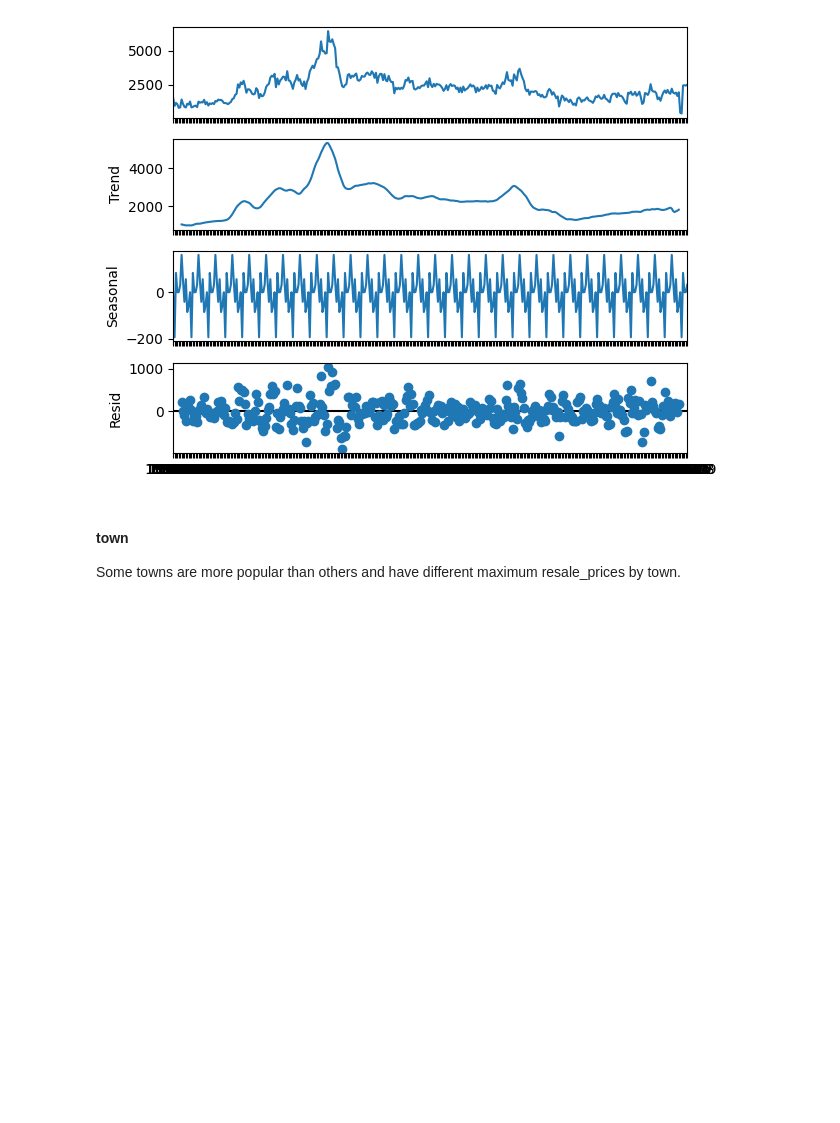
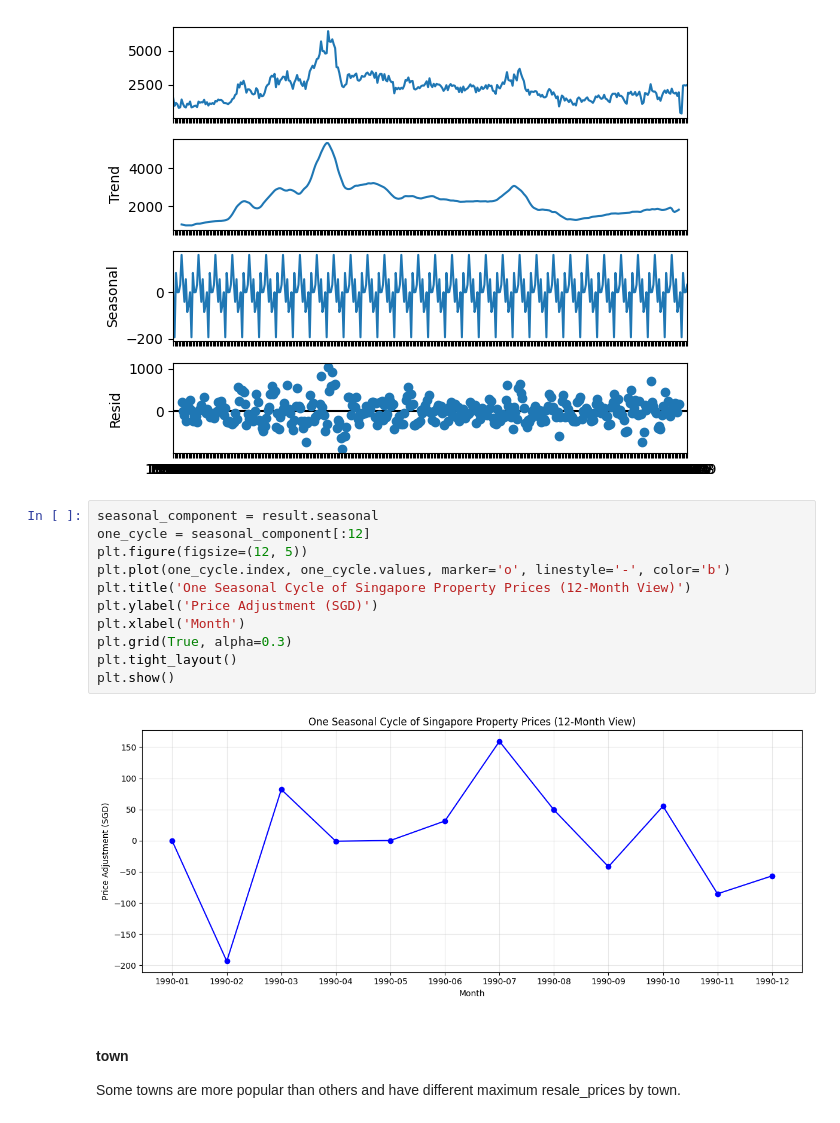
Before and after one commit to risafheng/sg_property_price_predictor, a Jupyter notebook: sg_property_price_predictor.ipynb, the cells around one changed output. Saved outputs shown, nothing was run; the diff lists cells and outputs as text; blank space fills up the shorter version.

```diff
--- a/sg_property_price_predictor.ipynb
+++ b/sg_property_price_predictor.ipynb
@@ -452,6 +452,19 @@ result.plot()
 plt.show()
 # %% [output]
 [figure]
+# %%
+seasonal_component = result.seasonal
+one_cycle = seasonal_component[:12]
+plt.figure(figsize=(12, 5))
+plt.plot(one_cycle.index, one_cycle.values, marker='o', linestyle='-', color='b')
+plt.title('One Seasonal Cycle of Singapore Property Prices (12-Month View)')
+plt.ylabel('Price Adjustment (SGD)')
+plt.xlabel('Month')
+plt.grid(True, alpha=0.3)
+plt.tight_layout()
+plt.show()
+# %% [output]
+[figure, added]
 # %% [markdown]
 #### town
 
```
Also changed, not shown: parts of 2 cells of this notebook, 4 other files.
